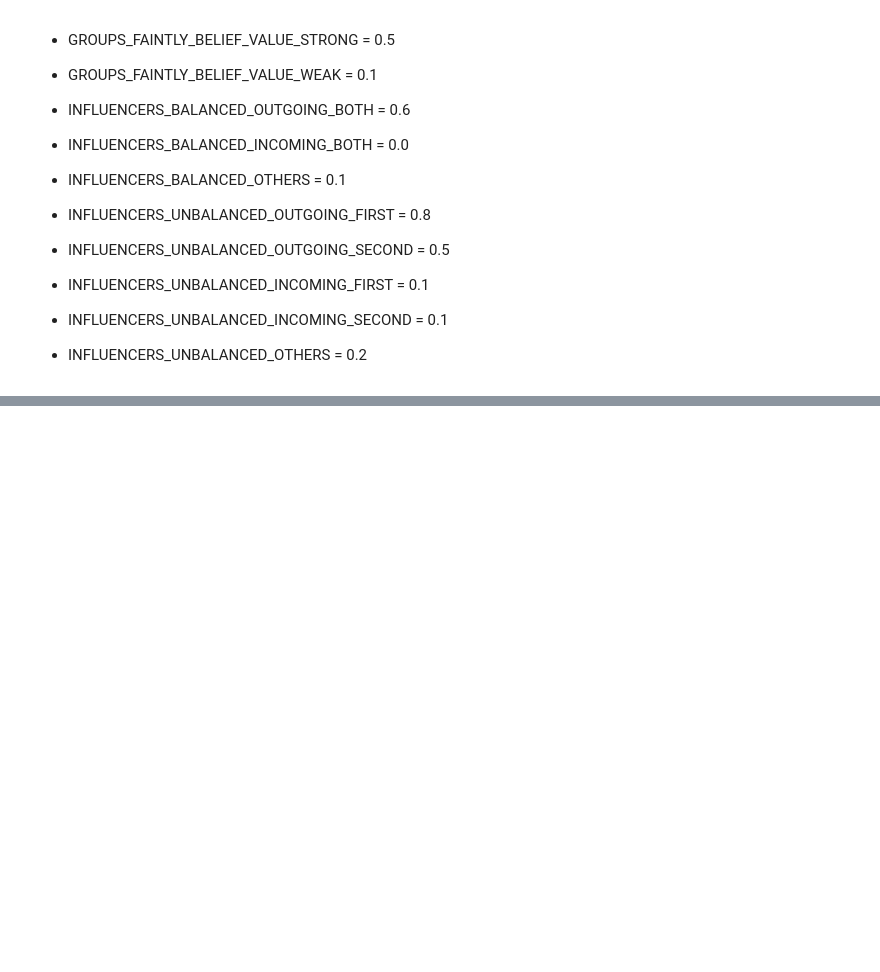
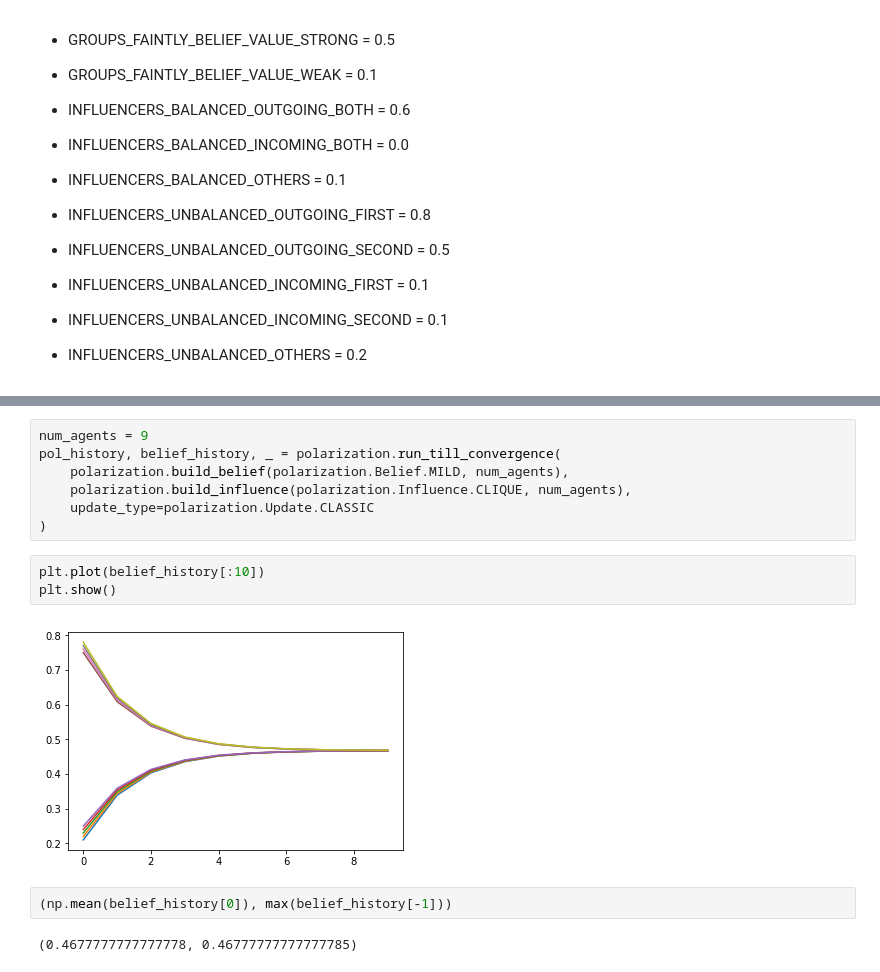
Before and after one commit to Sirquini/Polarization, a Jupyter notebook: New Simulations.ipynb, the cells around one changed output, grey strips where cells are left out. Cells and saved outputs as stored; diff of their text form; blank space fills up the shorter version.

```diff
--- a/New Simulations.ipynb
+++ b/New Simulations.ipynb
@@ -122,0 +148,16 @@ The default parameters are defined as constants in the `polarization.py` module.
+# %%
+num_agents = 9
+pol_history, belief_history, _ = polarization.run_till_convergence(
+    polarization.build_belief(polarization.Belief.MILD, num_agents),
+    polarization.build_influence(polarization.Influence.CLIQUE, num_agents),
+    update_type=polarization.Update.CLASSIC
+)
+# %%
+plt.plot(belief_history[:10])
+plt.show()
+# %% [output]
+[figure, added]
+# %%
+(np.mean(belief_history[0]), max(belief_history[-1]))
+# %% [output]
+(0.4677777777777778, 0.46777777777777785)
```
Also changed, not shown: parts of 14 cells of this notebook.
